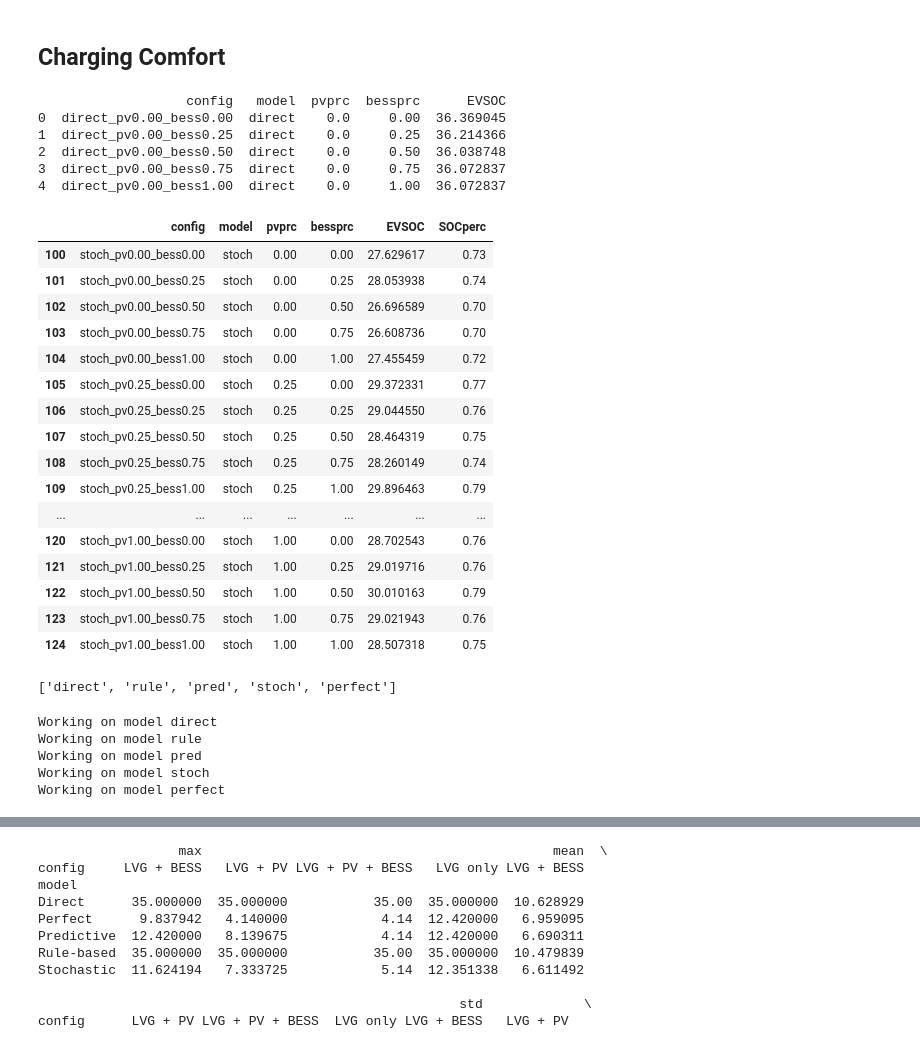
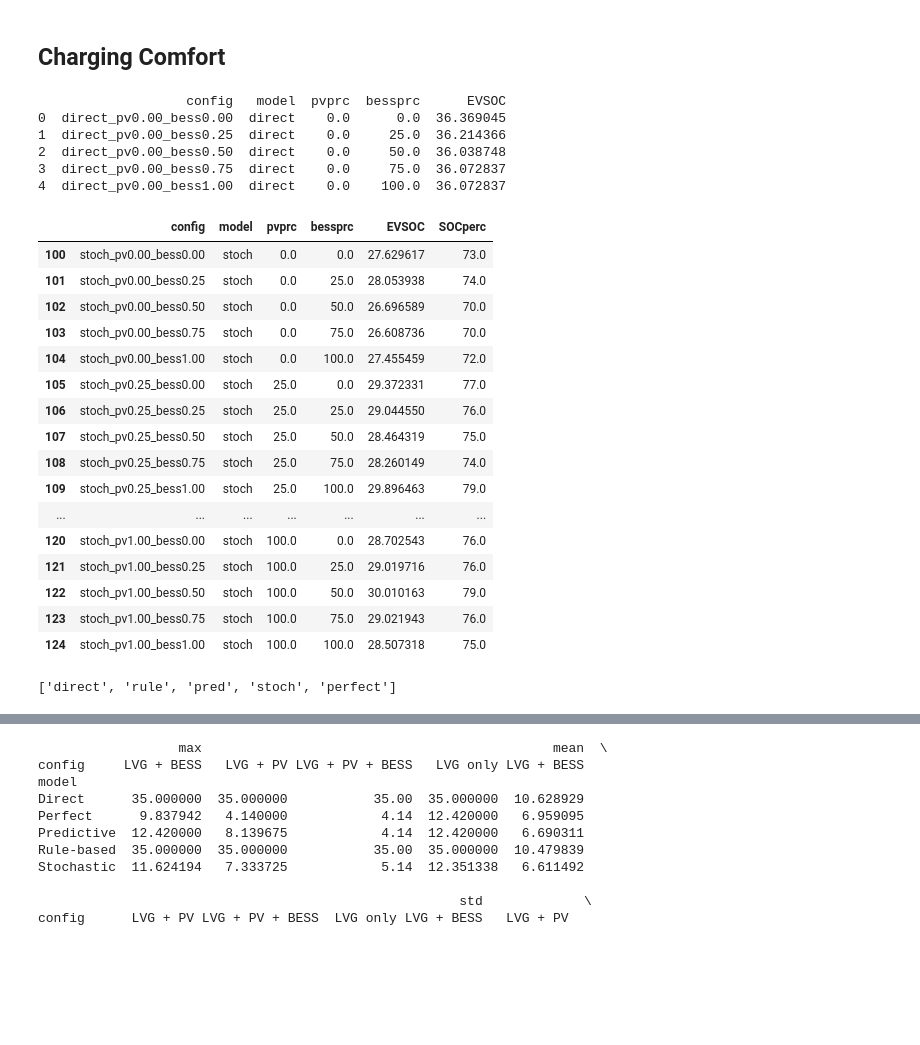
Before and after one commit to drdebian/dsmdata-simulation, a Jupyter notebook: Analysis.ipynb, the cells around one changed output, grey strips where cells are left out. Drawn from its saved outputs; the diff is of its cells as text; code cells hidden in the pictures; blank space fills up the shorter version.

```diff
--- a/Analysis.ipynb
+++ b/Analysis.ipynb
@@ -421,64 +432,42 @@ if writefiles:
 # execute SQL query
 querycc = open("sqls/model_charging_comfort_v2.sql").read()
 dfcc = pd.read_sql_query(querycc, conn)
+dfcc.pvprc = dfcc.pvprc * 100
+dfcc.bessprc = dfcc.bessprc * 100
 if showdebug:
     print(dfcc.head())
 # %% [output]
                    config   model  pvprc  bessprc      EVSOC
-0  direct_pv0.00_bess0.00  direct    0.0     0.00  36.369045
-1  direct_pv0.00_bess0.25  direct    0.0     0.25  36.214366
-2  direct_pv0.00_bess0.50  direct    0.0     0.50  36.038748
-3  direct_pv0.00_bess0.75  direct    0.0     0.75  36.072837
-4  direct_pv0.00_bess1.00  direct    0.0     1.00  36.072837
+0  direct_pv0.00_bess0.00  direct    0.0      0.0  36.369045
+1  direct_pv0.00_bess0.25  direct    0.0     25.0  36.214366
+2  direct_pv0.00_bess0.50  direct    0.0     50.0  36.038748
+3  direct_pv0.00_bess0.75  direct    0.0     75.0  36.072837
+4  direct_pv0.00_bess1.00  direct    0.0    100.0  36.072837
 # %%
 c0 = config.varpvbess_1()
 c0["E_EV_MAX"]
-dfcc['SOCperc']=round(dfcc.EVSOC/c0["E_EV_MAX"],2)
+#dfcc['SOCperc']=round(dfcc.EVSOC/c0["E_EV_MAX"],2)
+dfcc['SOCperc']=round(100*dfcc.EVSOC/c0["E_EV_MAX"],0)
 dfcc[dfcc.model == "stoch"]
 # %% [output]
 |  | config | model | pvprc | bessprc | EVSOC | SOCperc |
-| 100 | stoch_pv0.00_bess0.00 | stoch | 0.00 | 0.00 | 27.629617 | 0.73 |
-| 101 | stoch_pv0.00_bess0.25 | stoch | 0.00 | 0.25 | 28.053938 | 0.74 |
-| 102 | stoch_pv0.00_bess0.50 | stoch | 0.00 | 0.50 | 26.696589 | 0.70 |
-| 103 | stoch_pv0.00_bess0.75 | stoch | 0.00 | 0.75 | 26.608736 | 0.70 |
-| 104 | stoch_pv0.00_bess1.00 | stoch | 0.00 | 1.00 | 27.455459 | 0.72 |
-| 105 | stoch_pv0.25_bess0.00 | stoch | 0.25 | 0.00 | 29.372331 | 0.77 |
-| 106 | stoch_pv0.25_bess0.25 | stoch | 0.25 | 0.25 | 29.044550 | 0.76 |
-| 107 | stoch_pv0.25_bess0.50 | stoch | 0.25 | 0.50 | 28.464319 | 0.75 |
-| 108 | stoch_pv0.25_bess0.75 | stoch | 0.25 | 0.75 | 28.260149 | 0.74 |
-| 109 | stoch_pv0.25_bess1.00 | stoch | 0.25 | 1.00 | 29.896463 | 0.79 |
+| 100 | stoch_pv0.00_bess0.00 | stoch | 0.0 | 0.0 | 27.629617 | 73.0 |
+| 101 | stoch_pv0.00_bess0.25 | stoch | 0.0 | 25.0 | 28.053938 | 74.0 |
+| 102 | stoch_pv0.00_bess0.50 | stoch | 0.0 | 50.0 | 26.696589 | 70.0 |
+| 103 | stoch_pv0.00_bess0.75 | stoch | 0.0 | 75.0 | 26.608736 | 70.0 |
+| 104 | stoch_pv0.00_bess1.00 | stoch | 0.0 | 100.0 | 27.455459 | 72.0 |
+| 105 | stoch_pv0.25_bess0.00 | stoch | 25.0 | 0.0 | 29.372331 | 77.0 |
+| 106 | stoch_pv0.25_bess0.25 | stoch | 25.0 | 25.0 | 29.044550 | 76.0 |
+| 107 | stoch_pv0.25_bess0.50 | stoch | 25.0 | 50.0 | 28.464319 | 75.0 |
+| 108 | stoch_pv0.25_bess0.75 | stoch | 25.0 | 75.0 | 28.260149 | 74.0 |
+| 109 | stoch_pv0.25_bess1.00 | stoch | 25.0 | 100.0 | 29.896463 | 79.0 |
 | ... | ... | ... | ... | ... | ... | ... |
-| 120 | stoch_pv1.00_bess0.00 | stoch | 1.00 | 0.00 | 28.702543 | 0.76 |
-| 121 | stoch_pv1.00_bess0.25 | stoch | 1.00 | 0.25 | 29.019716 | 0.76 |
-| 122 | stoch_pv1.00_bess0.50 | stoch | 1.00 | 0.50 | 30.010163 | 0.79 |
-| 123 | stoch_pv1.00_bess0.75 | stoch | 1.00 | 0.75 | 29.021943 | 0.76 |
-| 124 | stoch_pv1.00_bess1.00 | stoch | 1.00 | 1.00 | 28.507318 | 0.75 |
+| 120 | stoch_pv1.00_bess0.00 | stoch | 100.0 | 0.0 | 28.702543 | 76.0 |
+| 121 | stoch_pv1.00_bess0.25 | stoch | 100.0 | 25.0 | 29.019716 | 76.0 |
+| 122 | stoch_pv1.00_bess0.50 | stoch | 100.0 | 50.0 | 30.010163 | 79.0 |
+| 123 | stoch_pv1.00_bess0.75 | stoch | 100.0 | 75.0 | 29.021943 | 76.0 |
+| 124 | stoch_pv1.00_bess1.00 | stoch | 100.0 | 100.0 | 28.507318 | 75.0 |
 # %%
 models
 # %% [output]
 ['direct', 'rule', 'pred', 'stoch', 'perfect']
-# %%
-for model in models:  # list(model_desc.keys()):
-    if showdebug:
-        print("Working on model", model)
-    label = model
-    my_data = np.array(dfcc[dfcc.model == model].reset_index()[
-                        ["pvprc", "bessprc", "SOCperc"]])
-    #myplot = plot.contour_plot(mydata=my_data, order=2, xlabel=variable_desc["pvprc"], ylabel=variable_desc["bessprc"], zlabel="Satisfaction [%]", title=model_desc[model], color='green')
-    myplot = plot.contour_plot(mydata=my_data, order=2, xlabel=variable_desc["pvprc"], ylabel=variable_desc["bessprc"], zlabel="Satisfaction [%]", color='green')
-    if writefiles:
-        myplot.savefig("output/chargingcomfort_contour_"+label+".png",
-                        bbox_inches='tight', dpi=300)
-        plt.close(myplot)
-    #mysurf = plot.surface_plot(mydata=my_data, order=2, xlabel=variable_desc["pvprc"], ylabel=variable_desc["bessprc"], zlabel="Satisfaction [%]", title=model_desc[model], color='green')
-    mysurf = plot.surface_plot(mydata=my_data, order=2, xlabel=variable_desc["pvprc"], ylabel=variable_desc["bessprc"], zlabel="Satisfaction [%]", color='green')
-    if writefiles:
-        mysurf.savefig("output/chargingcomfort_surface_"+label+".png",
-                        bbox_inches='tight', dpi=300)
-        plt.close(mysurf)
-# %% [output]
-Working on model direct
-Working on model rule
-Working on model pred
-Working on model stoch
-Working on model perfect
```
Also changed, not shown: parts of 17 cells of this notebook, 2 other files.
